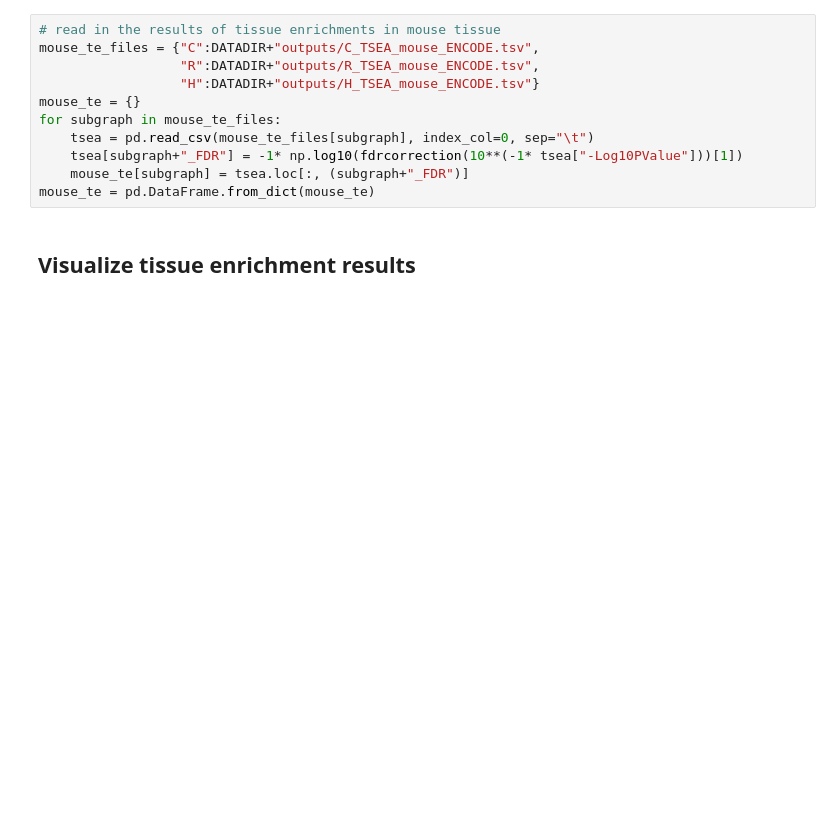
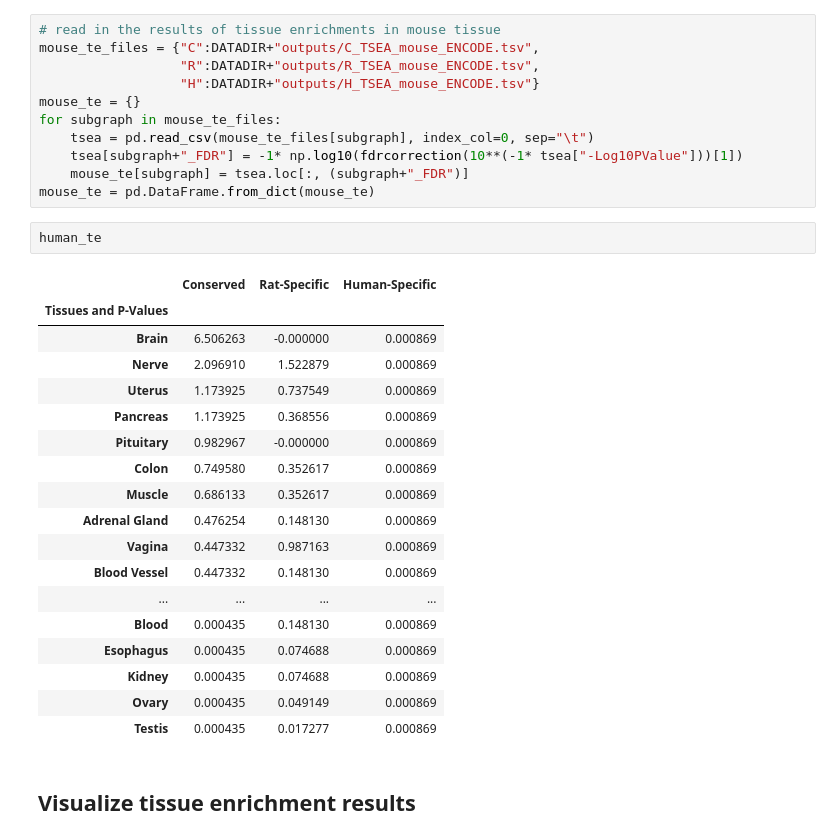
Before and after one commit to sarah-n-wright/CrossSpeciesBMI, a Jupyter notebook: Notebooks/3_Species_Specific_BMI_Networks.ipynb, the cells around one changed output. Drawn from its saved outputs; the diff is of its cells as text; blank space fills up the shorter version.

```diff
--- a/Notebooks/3_Species_Specific_BMI_Networks.ipynb
+++ b/Notebooks/3_Species_Specific_BMI_Networks.ipynb
@@ -382,6 +371,27 @@ for subgraph in mouse_te_files:
     tsea[subgraph+"_FDR"] = -1* np.log10(fdrcorrection(10**(-1* tsea["-Log10PValue"]))[1])
     mouse_te[subgraph] = tsea.loc[:, (subgraph+"_FDR")]
 mouse_te = pd.DataFrame.from_dict(mouse_te)
+# %%
+human_te
+# %% [output]
+|  | Conserved | Rat-Specific | Human-Specific |
+| Tissues and P-Values |  |  |  |
+| Brain | 6.506263 | -0.000000 | 0.000869 |
+| Nerve | 2.096910 | 1.522879 | 0.000869 |
+| Uterus | 1.173925 | 0.737549 | 0.000869 |
+| Pancreas | 1.173925 | 0.368556 | 0.000869 |
+| Pituitary | 0.982967 | -0.000000 | 0.000869 |
+| Colon | 0.749580 | 0.352617 | 0.000869 |
+| Muscle | 0.686133 | 0.352617 | 0.000869 |
+| Adrenal Gland | 0.476254 | 0.148130 | 0.000869 |
+| Vagina | 0.447332 | 0.987163 | 0.000869 |
+| Blood Vessel | 0.447332 | 0.148130 | 0.000869 |
+| ... | ... | ... | ... |
+| Blood | 0.000435 | 0.148130 | 0.000869 |
+| Esophagus | 0.000435 | 0.074688 | 0.000869 |
+| Kidney | 0.000435 | 0.074688 | 0.000869 |
+| Ovary | 0.000435 | 0.049149 | 0.000869 |
+| Testis | 0.000435 | 0.017277 | 0.000869 |
 # %% [markdown]
 ## Visualize tissue enrichment results
 # %%
```
Also changed, not shown: parts of 1 cell of this notebook, 2 other files.
